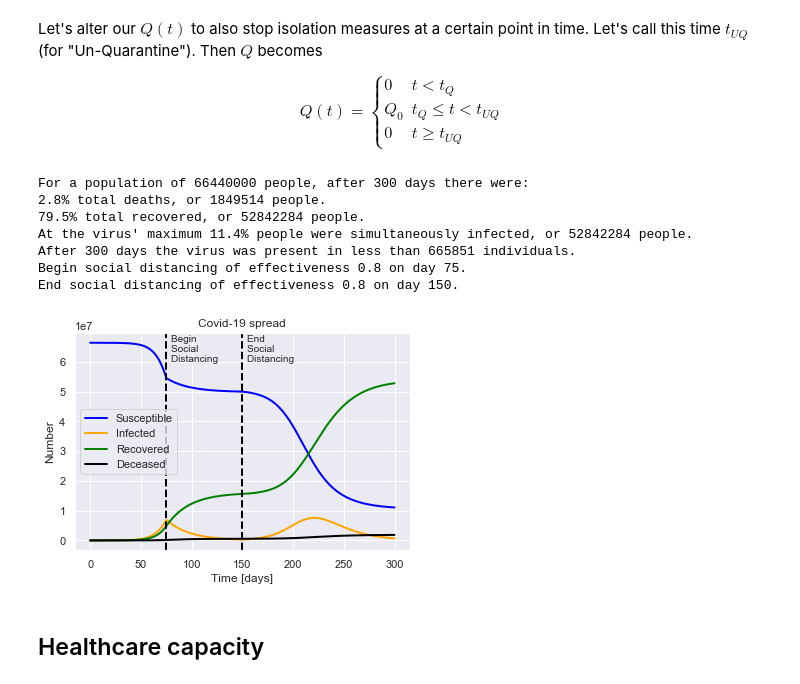
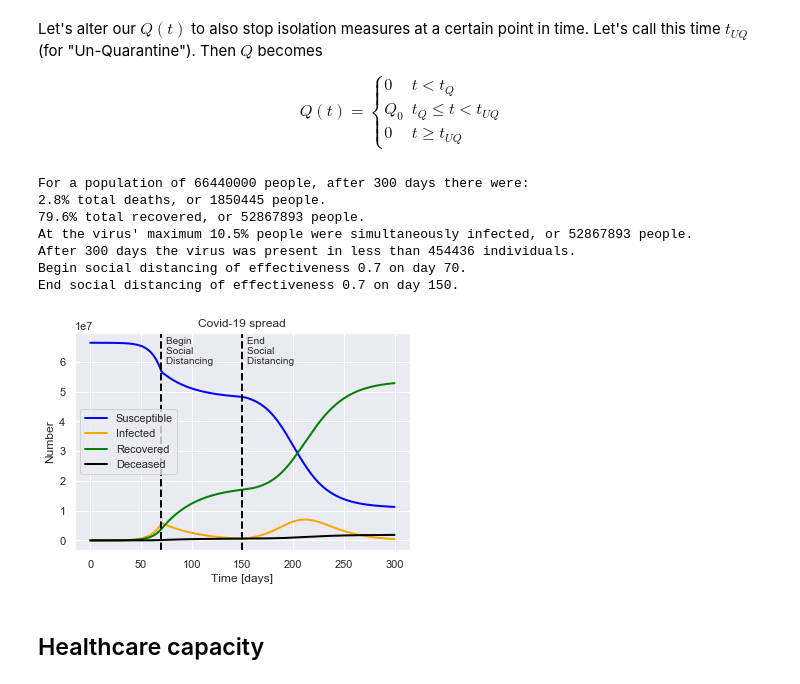
Before and after one commit to TomNicholas/coronavirus, a Jupyter notebook: covid-19_model.ipynb, the cells around one changed output. Saved outputs shown, nothing was run; the diff lists cells and outputs as text; code cells hidden in the pictures.

```diff
--- a/covid-19_model.ipynb
+++ b/covid-19_model.ipynb
@@ -89,7 +87,7 @@ tf = 300        # number of days to run simulation for
 ### Virus parameters
 # %%
 R_0 = 2.6  # Basic Reproductive Rate [people]
-L = 0.035  # Case Fatality Rate [fraction]
+L = 0.034  # Case Fatality Rate [fraction]
 P = 14     # Average infectious period [days] (should really be split up by case severity)
 # %%
 from scipy.integrate import solve_ivp
@@ -140,13 +138,13 @@ def setup(N, cases, recovered, deaths,
 and now solve them
 # %%
 def solve(eqns, N, cases, recovered, deaths,
-          P, L, R_0, *extra_args):
+          P, L, R_0, *extra_args, tf=300):
 
     initial, lamb, gamma, mu = setup(N, cases, recovered, deaths,
                                      P, L, R_0)
 
-    # Solve
-    t_span = (0, tf)
+    t_span = (0, tf)  # tf is number of days to run simulation for, defaulting to 300
+
     soln = solve_ivp(eqns, t_span, initial, args=(lamb, gamma, mu, *extra_args),
                      t_eval=np.linspace(0, tf, tf*2))
     return soln
@@ -275,12 +273,12 @@ def SIRDQ_eqns(t, y, lamb, gamma, mu, Q0, t_Q):
             dRdt(I, gamma),
             dDdt(I, mu)]
 # %%
-def plot_social_distancing_event(ax, Q0, t_Q, N, limit):
+def plot_social_distancing_event(ax, Q0, t_Q, limit):
     print(f"{limit} social distancing of effectiveness {Q0} on day {t_Q}.")
 
     # Mark intervention point
     ax.axvline(x=t_Q, linewidth=2, color='black', linestyle='--')
-    ax.text(x=t_Q+5, y=N*0.85, s=f"{limit} \nSocial \nDistancing \n")
+    ax.text(x=t_Q+5, y=0.8*ax.get_ylim()[1], s=f"{limit} \nSocial \nDistancing \n")
     return ax
 # %%
 def plot_SIRDQ(N, initial_cases, initial_recovered, initial_deaths,
@@ -365,21 +363,21 @@ def plot_SIRDUQ(N, initial_cases, initial_recovered, initial_deaths,
                  P, L, R_0, Q0, t_Q, t_UQ)
 
     ax = plot_SIRD_solution(soln, N)
-    ax = plot_social_distancing_event(ax, Q0, t_Q, N, 'Begin')
-    ax = plot_social_distancing_event(ax, Q0, t_UQ, N, 'End')
+    ax = plot_social_distancing_event(ax, Q0, t_Q, 'Begin')
+    ax = plot_social_distancing_event(ax, Q0, t_UQ, 'End')
 
     plt.show()
 # %%
-plot_SIRDUQ(N, cases, recovered, deaths, P=14, L=0.035, R_0=2.6, Q0=0.8, t_Q=75, t_UQ=150)
+plot_SIRDUQ(N, cases, recovered, deaths, P=14, L=0.035, R_0=2.6, Q0=0.7, t_Q=70, t_UQ=150)
 # %% [output]
 For a population of 66440000 people, after 300 days there were:
-2.8% total deaths, or 1849514 people.
-79.5% total recovered, or 52842284 people.
-At the virus' maximum 11.4% people were simultaneously infected, or 52842284 people.
-After 300 days the virus was present in less than 665851 individuals.
-Begin social distancing of effectiveness 0.8 on day 75.
-End social distancing of effectiveness 0.8 on day 150.
+2.8% total deaths, or 1850445 people.
+79.6% total recovered, or 52867893 people.
+At the virus' maximum 10.5% people were simultaneously infected, or 52867893 people.
+After 300 days the virus was present in less than 454436 individuals.
+Begin social distancing of effectiveness 0.7 on day 70.
+End social distancing of effectiveness 0.7 on day 150.
-[figure, old version]
+[figure, new version]
 # %% [markdown]
 ## Healthcare capacity
 # %% [markdown]
```
Also changed, not shown: parts of 16 cells of this notebook.
